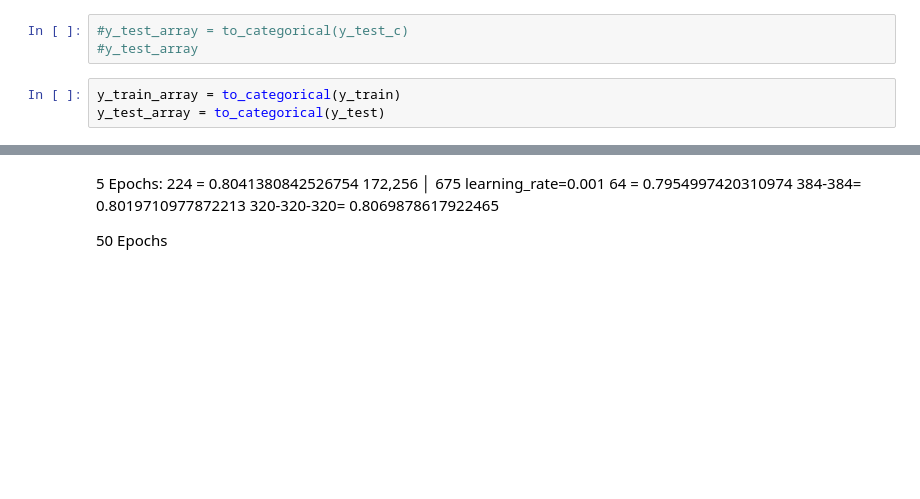
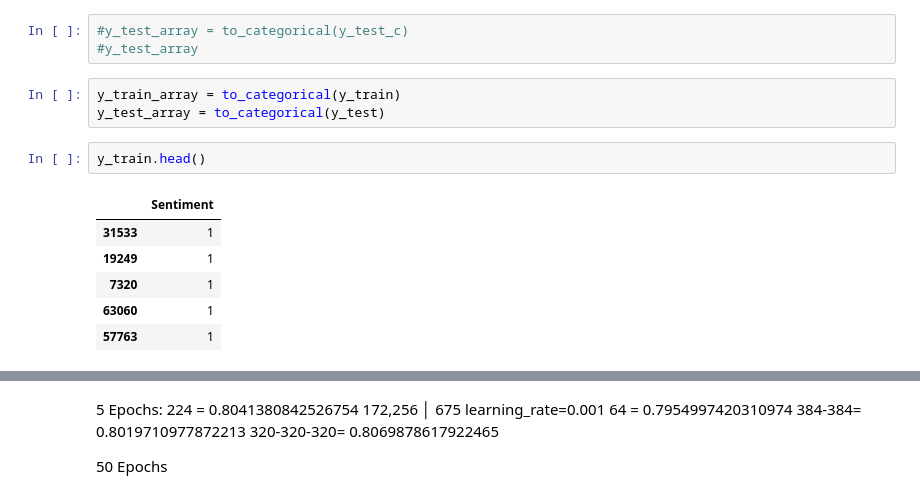
Before and after one commit to RoRo2023/proyecto_final_ciencias_de_datos, a Jupyter notebook: Copia_de_Proyecto_M7_Técnicas_avanzadas.ipynb, the cells around one changed output, grey strips where cells are left out. Saved outputs shown, nothing was run; the diff lists cells and outputs as text; blank space fills up the shorter version.

```diff
--- a/Copia_de_Proyecto_M7_Técnicas_avanzadas.ipynb
+++ b/Copia_de_Proyecto_M7_Técnicas_avanzadas.ipynb
@@ -378,3 +400,12 @@ comment_vectors_train = bert_vectorizer(X_train, tokenizer, model)
 # %%
 y_train_array = to_categorical(y_train)
 y_test_array = to_categorical(y_test)
+# %%
+y_train.head()
+# %% [output]
+|  | Sentiment |
+| 31533 | 1 |
+| 19249 | 1 |
+| 7320 | 1 |
+| 63060 | 1 |
+| 57763 | 1 |
```
Also changed, not shown: parts of 18 cells of this notebook, 24 other files.
